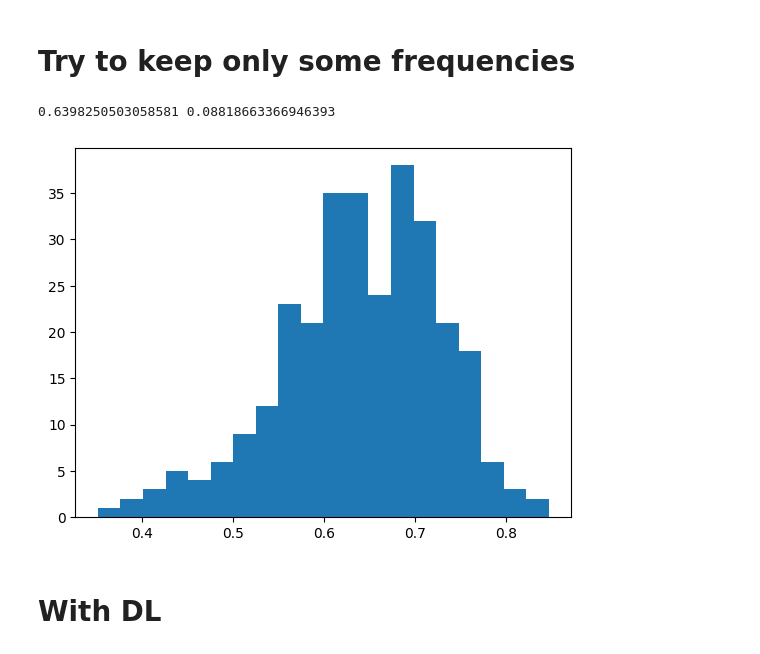
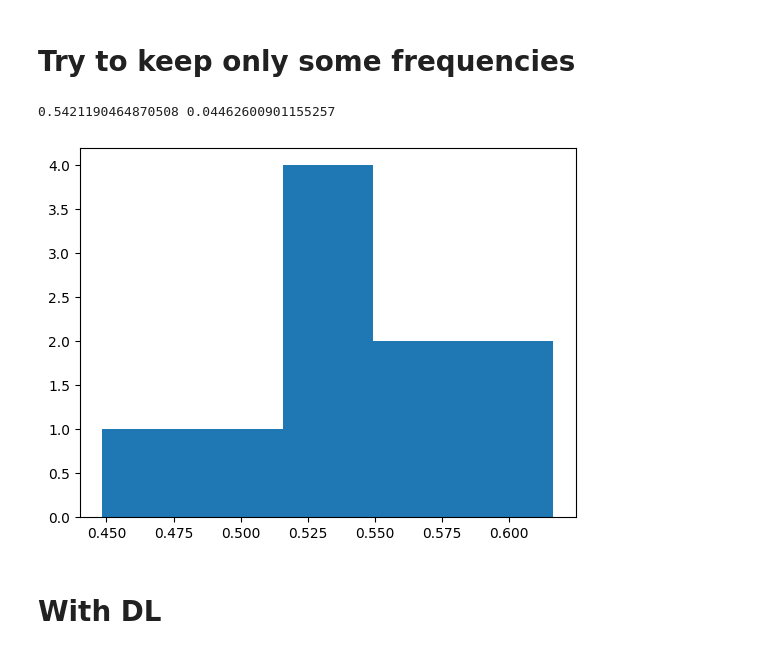
Before and after one commit to Epideixx/Fingerprints_Twins, a Jupyter notebook: decoding_behaviot.ipynb, the cells around one changed output. Saved outputs shown, nothing was run; the diff lists cells and outputs as text; code cells hidden in the pictures.

```diff
--- a/decoding_behaviot.ipynb
+++ b/decoding_behaviot.ipynb
@@ -93,6 +108,6 @@ X_test = scaler.fit_transform(X_test)
 # y_test = scaler_output.transform(y_test.reshape(-1, 1))
 # %%
 # PCA
-pca = PCA(n_components=10)
+pca = PCA(n_components=68)
 X_train = pca.fit_transform(X_train)
 X_test = pca.transform(X_test)
@@ -99,6 +118,6 @@ X_test = pca.transform(X_test)
 # %%
 # Linear Rigde Regression
-lr = Ridge(alpha = 10)
+lr = Lasso(alpha=0.5)
 lr.fit(X_train, y_train)
 
 lr.score(X_train, y_train), lr.score(X_test, y_test)
@@ -200,7 +219,7 @@ test_split = 0.2
 nb_components_pca = None
 standard_input = True
 standard_output = False
-model = Ridge(alpha=10.0)
+model = Lasso(alpha=0.5)
 plot = False
 
 corr = []
@@ -218,7 +244,7 @@ np.mean(corr), np.std(corr)
 cols_to_keep = [c for c in psds.columns if  float(re.search("[0-9]+\.[0-9]*", c).group(0)) >= 1.0 and float(re.search("[0-9]+\.[0-9]*", c).group(0)) < 50.0]
 # %%
 # To predict
-col_to_predict = "age"
+col_to_predict = "Catell_score"
 y = demographics[col_to_predict]
 y = y.to_numpy()
 
@@ -238,23 +264,23 @@ y = np.delete(y, index, axis=0)
 
 
 test_split = 0.2
-nb_components_pca = None
+nb_components_pca = 68
 standard_input = True
 standard_output = False
 model = Ridge(alpha=10.0)
 plot = False
 corr = []
 
-for _ in tqdm(range(300), total=300):
+for _ in tqdm(range(10), total=10):
     correlation = train_and_predict(X, y, test_split, nb_components_pca, standard_input, standard_output, model, plot)
     corr.append(correlation)
 # %%
 print(np.mean(corr), np.std(corr))
-plt.hist(corr, bins = 20)
+plt.hist(corr, bins = 5)
 plt.show()
 # %% [output]
-0.6398250503058581 0.08818663366946393
+0.5421190464870508 0.04462600901155257
-[figure, old version]
+[figure, new version]
 # %% [markdown]
 # With DL
 # %%
```
Also changed, not shown: parts of 20 cells of this notebook.
